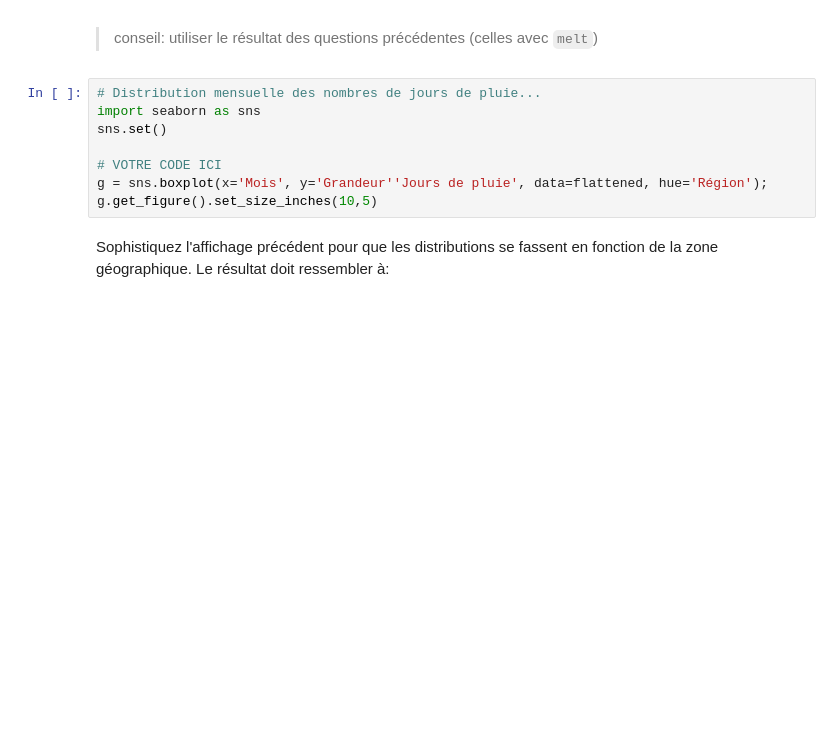
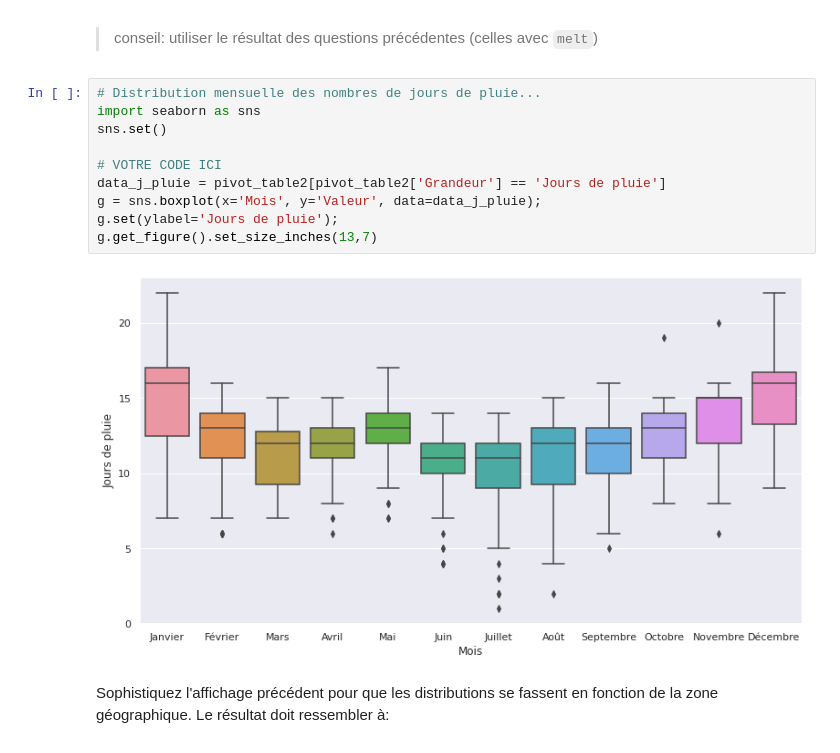
Before and after one commit to Alexandre0702/TP-Analyse-multidimentionnelle, a Jupyter notebook: TP1_pandas.ipynb, the cells around one changed output. Drawn from its saved outputs; the diff is of its cells as text; blank space fills up the shorter version.

Commit message:
Exercices Visualisations (Boxplot, Violinplot)

```diff
--- a/TP1_pandas.ipynb
+++ b/TP1_pandas.ipynb
@@ -433,11 +436,15 @@ Le résultat doit ressembler à:
 # %%
 # Distribution mensuelle des nombres de jours de pluie...
 import seaborn as sns
 sns.set()
 
 # VOTRE CODE ICI
-g = sns.boxplot(x='Mois', y='Grandeur''Jours de pluie', data=flattened, hue='Région');
-g.get_figure().set_size_inches(10,5)
+data_j_pluie = pivot_table2[pivot_table2['Grandeur'] == 'Jours de pluie']
+g = sns.boxplot(x='Mois', y='Valeur', data=data_j_pluie);
+g.set(ylabel='Jours de pluie');
+g.get_figure().set_size_inches(13,7)
+# %% [output]
+[figure, added]
 # %% [markdown]
 Sophistiquez l'affichage précédent pour que les distributions se fassent en fonction de la zone géographique. Le résultat doit ressembler à:
 
```
Also changed, not shown: parts of 6 cells of this notebook.
